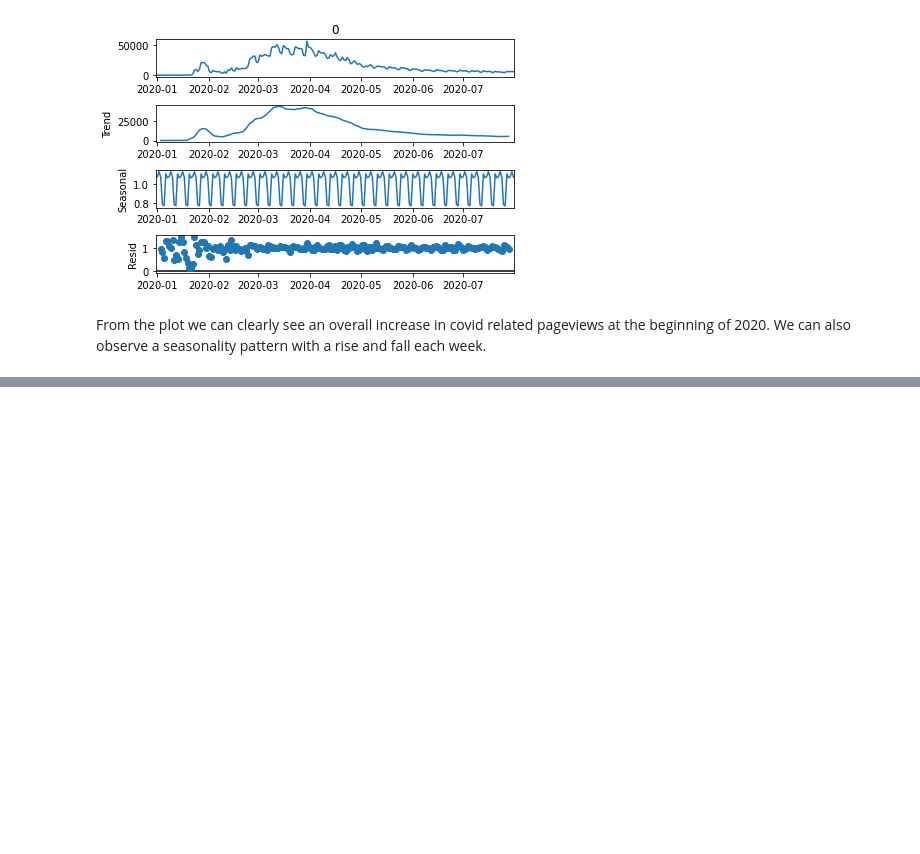
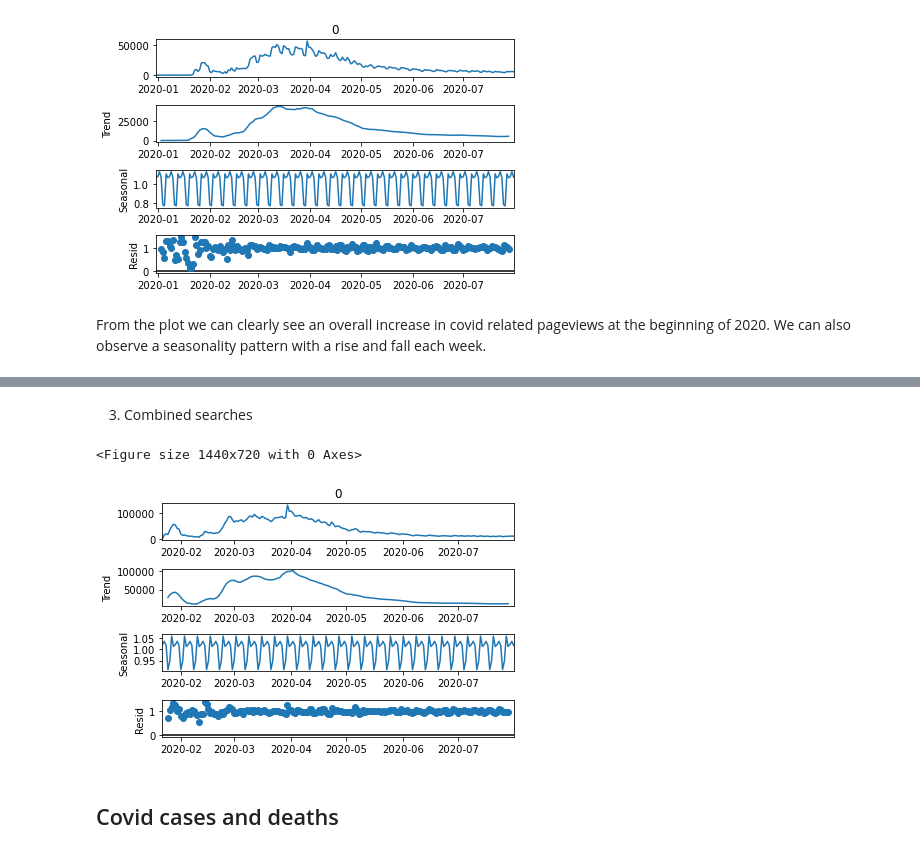
Before and after one commit to epfl-ada/ada-2022-project-thedatadiggers22, a Jupyter notebook: data_viz.ipynb, the cells around one changed output, grey strips where cells are left out. Cells and saved outputs as stored; diff of their text form; code cells hidden in the pictures; blank space fills up the shorter version.

```diff
--- a/data_viz.ipynb
+++ b/data_viz.ipynb
@@ -471,0 +513,17 @@ From the plot we can clearly see an overall increase in covid related pageviews
+# %% [markdown]
+3. Combined searches
+# %%
+from statsmodels.tsa.seasonal import seasonal_decompose
+# We choose an multiplicative model as the seasonality depends on the trend
+plt.figure(figsize=(20, 10))
+for language in interventions['lang']:
+    if (language == "ja"):
+        df = covid_pages_mobile[language][0] + covid_pages_desktop[language][0]
+        decompose = seasonal_decompose(df,model='multiplicative', period=7) ## Change the decompsition period 7 shows best pattern multiplicative
+        decompose.plot()
+        plt.show()
+# %% [output]
+<Figure size 1440x720 with 0 Axes>
+[figure, added]
+# %% [markdown]
+## Covid cases and deaths
```
Also changed, not shown: parts of 39 cells of this notebook.
